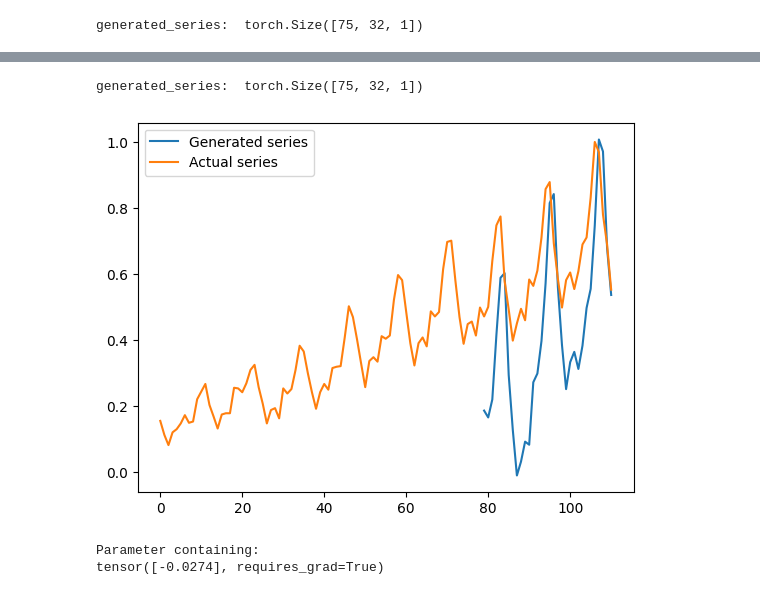
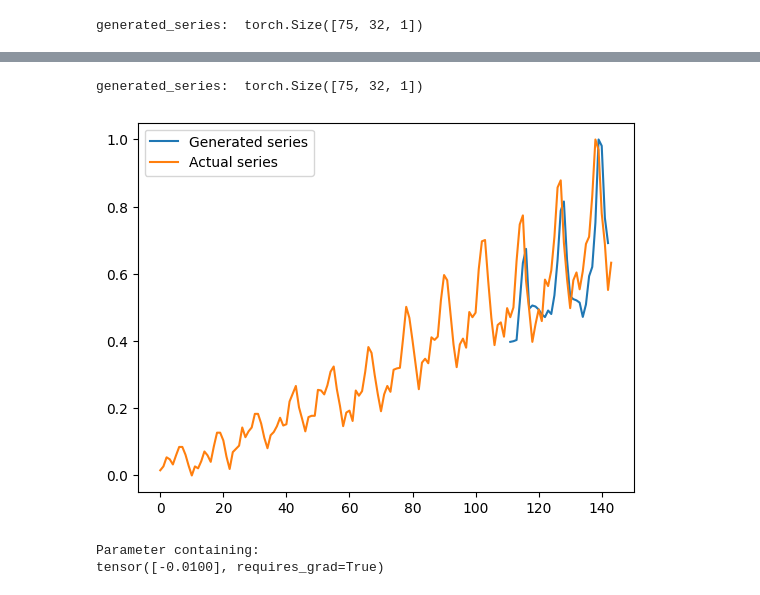
Before and after one commit to francomano/PSA-GAN, a Jupyter notebook: run.ipynb, the cells around one changed output, grey strips where cells are left out. Drawn from its saved outputs; the diff is of its cells as text; code cells hidden in the pictures.

Commit message:
very good plots

```diff
--- a/run.ipynb
+++ b/run.ipynb
@@ -247,24 +253,26 @@ generated_series:  torch.Size([75, 32, 1])
 # %%
 with torch.no_grad():
 
 
     generated_series = G(dataX[len(dataX)-batch_size:]) #substitue trainX with testX
     generated_series=generated_series.permute(0,2,1)
     print("generated_series: ",generated_series.shape)
     generated_series = generated_series.detach().numpy()
 
+sc = MinMaxScaler((training_data[batch_size+seq_length:].min(axis=0),training_data[batch_size+seq_length:].max(axis=0)))
+generated_series[batch_size-1] = sc.fit_transform(generated_series[batch_size-1])
+
 
 plt.figure()
-#plt.plot(range(len(dataY)-32,len(dataY)),utils.scale(generated_series[batch_size-1]), label='Generated series')
-plt.plot(range(len(dataY)-seq_length,len(dataY)),(generated_series[batch_size-1]), label='Generated series')
-plt.plot(dataY[:], label='Actual series')
+plt.plot(range(len(training_data)-seq_length-1,len(training_data)-1),generated_series[batch_size-1], label='Generated series')
+plt.plot(training_data[:], label='Actual series')
 
 plt.legend()
 plt.show()
 
 print(G.main.attn.gamma)
 # %% [output]
 generated_series:  torch.Size([75, 32, 1])
-[figure, old version]
+[figure, new version]
 Parameter containing:
-tensor([-0.0274], requires_grad=True)
+tensor([-0.0100], requires_grad=True)
```
Also changed, not shown: parts of 5 cells of this notebook, 11 other files.
